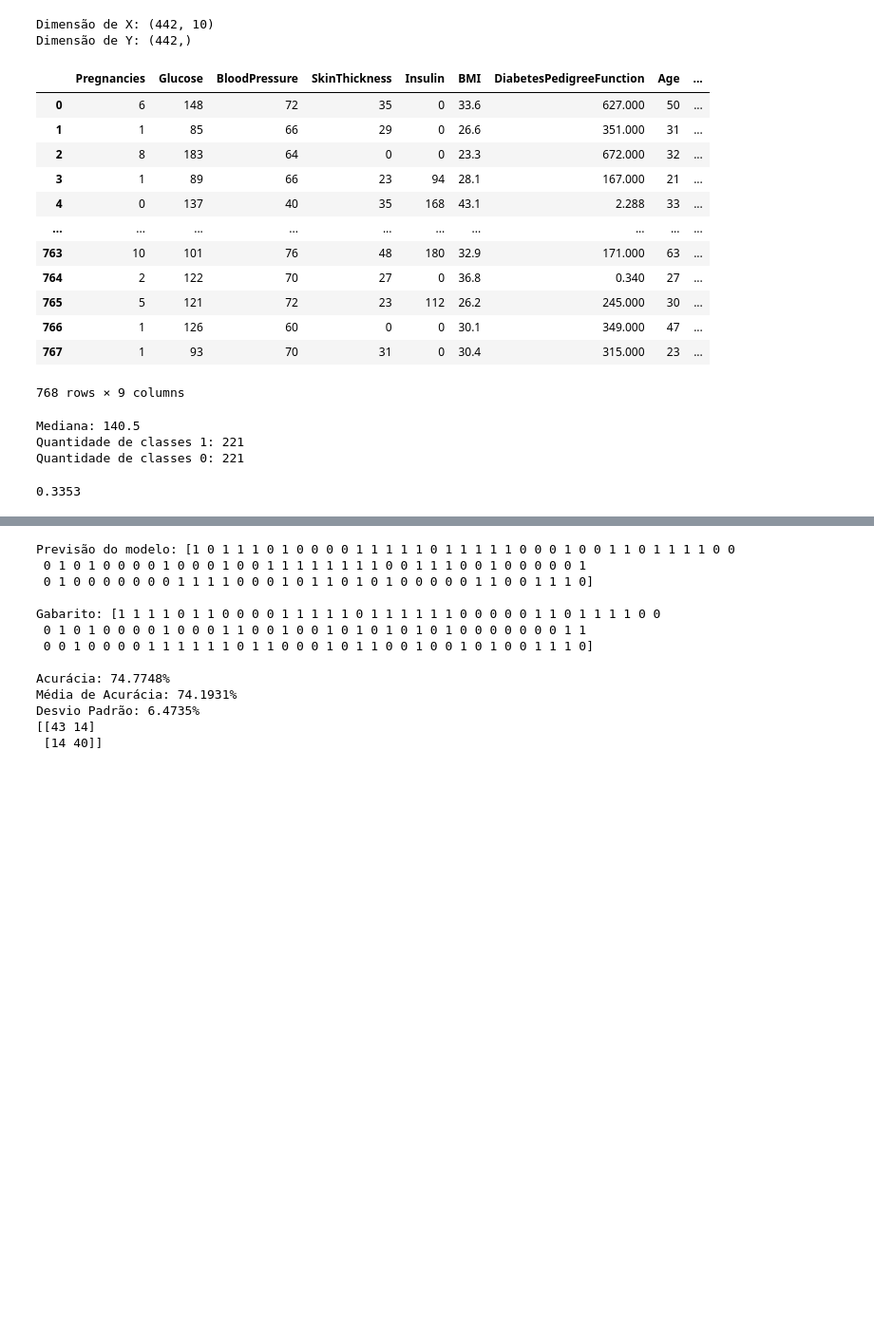
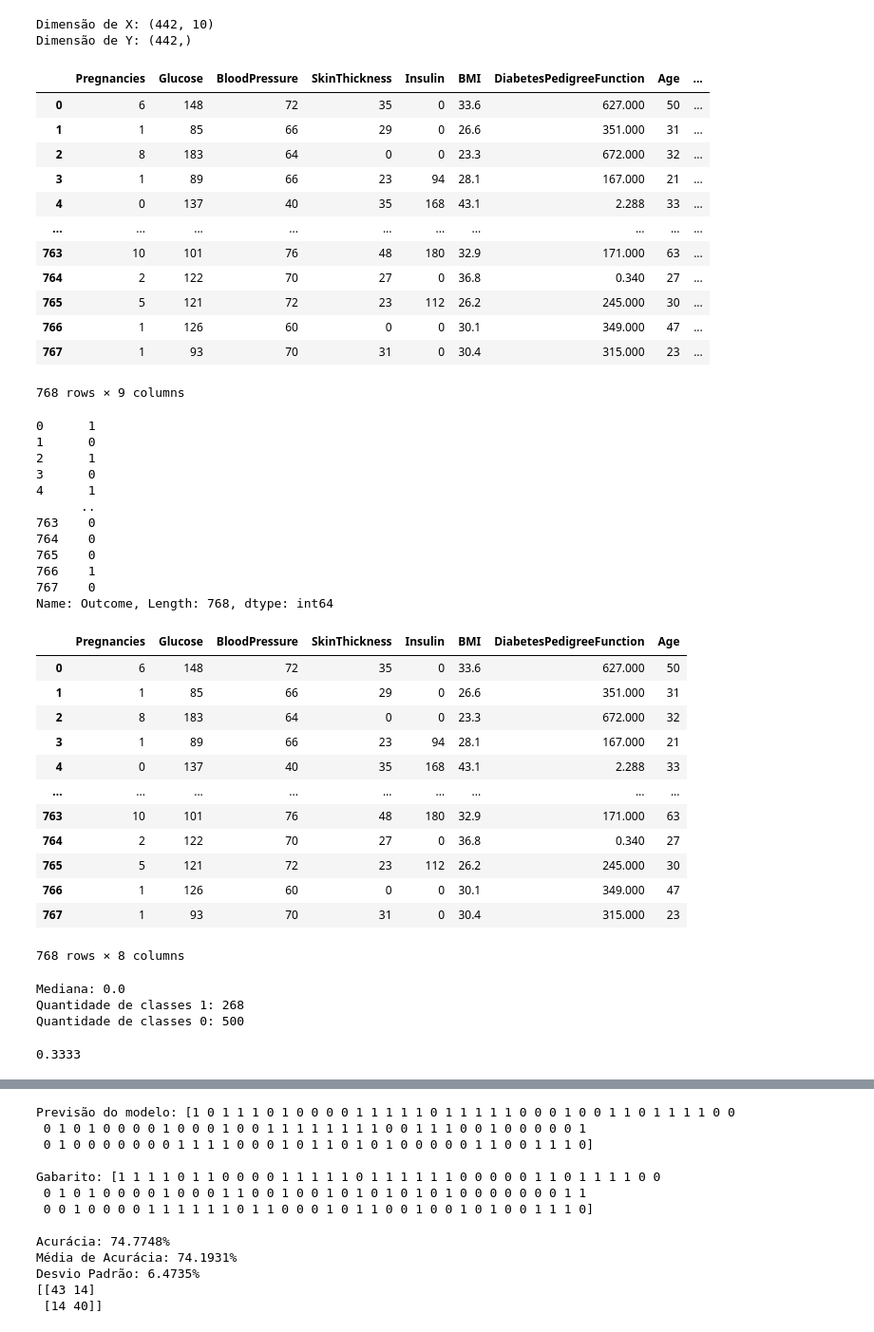
Before and after one commit to pedromarq40/Fundamentos-de-IA, a Jupyter notebook: LISTAS/lista4.ipynb, the cells around one changed output, grey strips where cells are left out. Shown at 95% size. Saved outputs shown, nothing was run; the diff lists cells and outputs as text; code cells hidden in the pictures; blank space fills up the shorter version.

```diff
--- a/LISTAS/lista4.ipynb
+++ b/LISTAS/lista4.ipynb
@@ -33,24 +33,61 @@ array([[ 0.03807591,  0.05068012,  0.06169621, ..., -0.00259226,
 Dimensão de X: (442, 10)
 Dimensão de Y: (442,)
 # %%
-df_diabetes = pd.read_csv('/home/nes_pedro/FUND-IA/diabetes.csv')
-display(df_diabetes)
+import numpy as np
+import pandas as pd
+from sklearn.datasets import load_diabetes
+from sklearn.model_selection import train_test_split, cross_val_score
+from sklearn.preprocessing import StandardScaler
+from sklearn.neighbors import KNeighborsClassifier
+from sklearn.metrics import confusion_matrix, ConfusionMatrixDisplay
+from sklearn import svm
 
-y_diabetes_csv = df_diabetes['Outcome']
+diabetes = pd.read_csv('/home/nes_pedro/FUND-IA/diabetes.csv')
+display(diabetes)
+
+y_diabetes = diabetes['Outcome']
+display(y_diabetes)
+x_diabetes = diabetes.drop(labels=['Outcome'], axis=1)
+display(x_diabetes)
 # %% [output]
 |  | Pregnancies | Glucose | BloodPressure | SkinThickness | Insulin | BMI | DiabetesPedigreeFunction | Age | ... |
 | 0 | 6 | 148 | 72 | 35 | 0 | 33.6 | 627.000 | 50 | ... |
 | 1 | 1 | 85 | 66 | 29 | 0 | 26.6 | 351.000 | 31 | ... |
 | 2 | 8 | 183 | 64 | 0 | 0 | 23.3 | 672.000 | 32 | ... |
 | 3 | 1 | 89 | 66 | 23 | 94 | 28.1 | 167.000 | 21 | ... |
 | 4 | 0 | 137 | 40 | 35 | 168 | 43.1 | 2.288 | 33 | ... |
 | ... | ... | ... | ... | ... | ... | ... | ... | ... | ... |
 | 763 | 10 | 101 | 76 | 48 | 180 | 32.9 | 171.000 | 63 | ... |
 | 764 | 2 | 122 | 70 | 27 | 0 | 36.8 | 0.340 | 27 | ... |
 | 765 | 5 | 121 | 72 | 23 | 112 | 26.2 | 245.000 | 30 | ... |
 | 766 | 1 | 126 | 60 | 0 | 0 | 30.1 | 349.000 | 47 | ... |
 | 767 | 1 | 93 | 70 | 31 | 0 | 30.4 | 315.000 | 23 | ... |
 768 rows × 9 columns
+0      1
+1      0
+2      1
+3      0
+4      1
+      ..
+763    0
+764    0
+765    0
+766    1
+767    0
+Name: Outcome, Length: 768, dtype: int64
+|  | Pregnancies | Glucose | BloodPressure | SkinThickness | Insulin | BMI | DiabetesPedigreeFunction | Age |
+| 0 | 6 | 148 | 72 | 35 | 0 | 33.6 | 627.000 | 50 |
+| 1 | 1 | 85 | 66 | 29 | 0 | 26.6 | 351.000 | 31 |
+| 2 | 8 | 183 | 64 | 0 | 0 | 23.3 | 672.000 | 32 |
+| 3 | 1 | 89 | 66 | 23 | 94 | 28.1 | 167.000 | 21 |
+| 4 | 0 | 137 | 40 | 35 | 168 | 43.1 | 2.288 | 33 |
+| ... | ... | ... | ... | ... | ... | ... | ... | ... |
+| 763 | 10 | 101 | 76 | 48 | 180 | 32.9 | 171.000 | 63 |
+| 764 | 2 | 122 | 70 | 27 | 0 | 36.8 | 0.340 | 27 |
+| 765 | 5 | 121 | 72 | 23 | 112 | 26.2 | 245.000 | 30 |
+| 766 | 1 | 126 | 60 | 0 | 0 | 30.1 | 349.000 | 47 |
+| 767 | 1 | 93 | 70 | 31 | 0 | 30.4 | 315.000 | 23 |
+768 rows × 8 columns
 # %%
 mediana_target = np.median(y_diabetes)
 
@@ -60,15 +97,15 @@ print(f'Mediana: {mediana_target}')
 print(f'Quantidade de classes 1: {len(target_binario[target_binario == 1])}')
 print(f'Quantidade de classes 0: {len(target_binario[target_binario == 0])}')
 # %% [output]
-Mediana: 140.5
-Quantidade de classes 1: 221
-Quantidade de classes 0: 221
+Mediana: 0.0
+Quantidade de classes 1: 268
+Quantidade de classes 0: 500
 # %%
 train_x, test_x, train_y, test_y = train_test_split(x_diabetes, target_binario, random_state=123)
 
 print(f'{len(test_x) / len(train_x):.4f}') # 25% / 75% = 1/3
 # %% [output]
-0.3353
+0.3333
 # %%
 scaler = StandardScaler()
 
```
Also changed, not shown: parts of 3 cells of this notebook, 6 other files.
